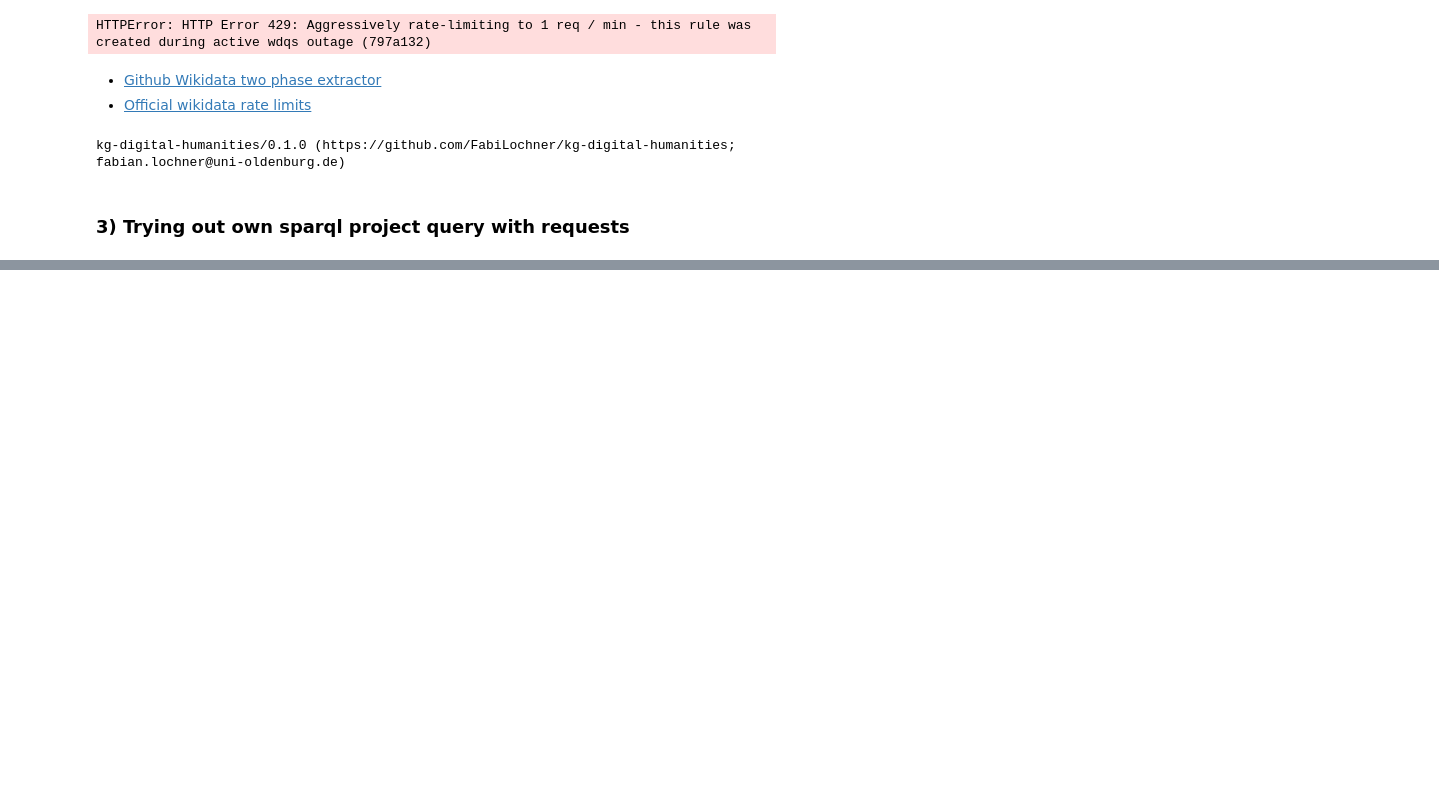
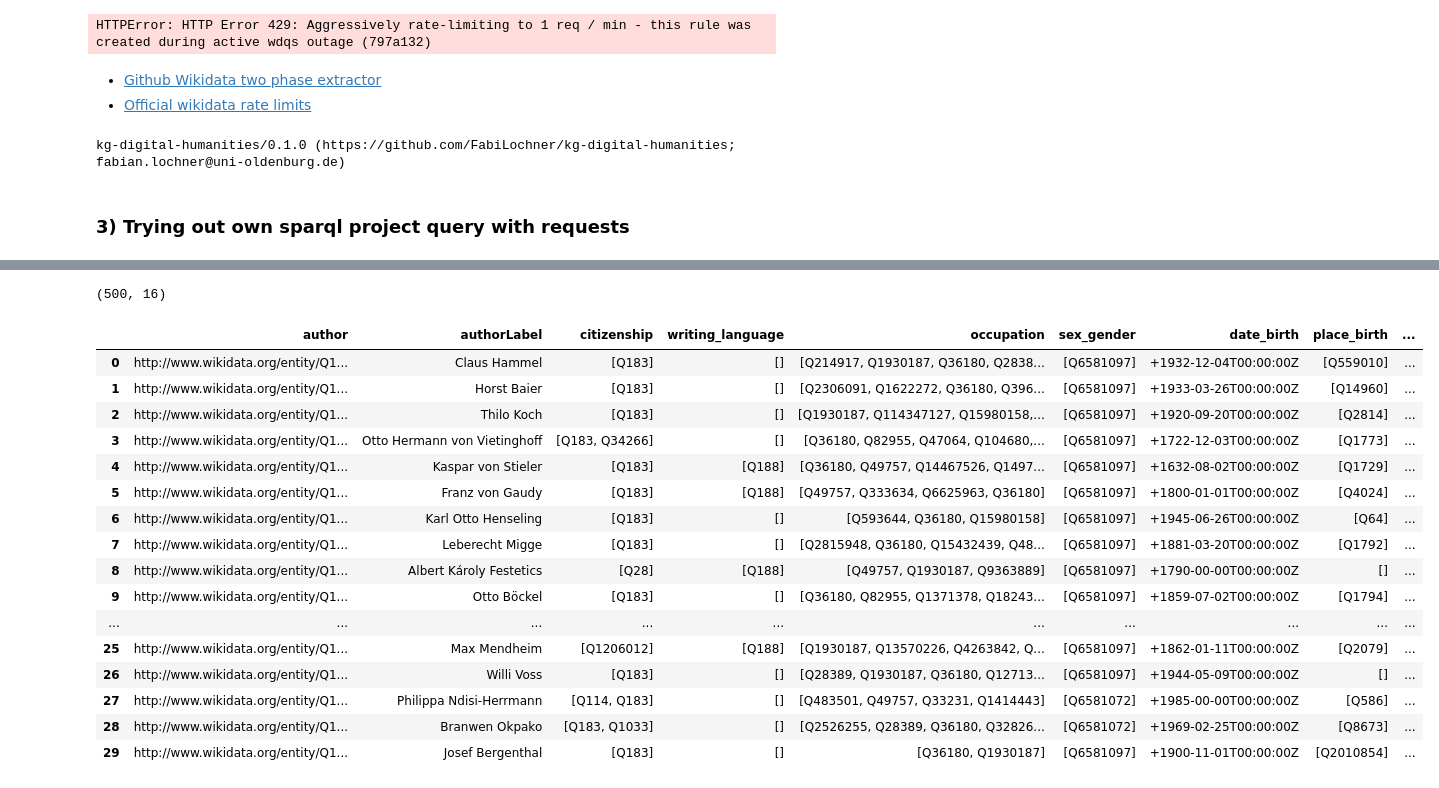
Before and after one commit to FabiLochner/kg-digital-humanities, a Jupyter notebook: notebooks/tutorials/wdqs_sparqlwrapper_test.ipynb, the cells around one changed output, grey strips where cells are left out. Saved outputs shown, nothing was run; the diff lists cells and outputs as text; code cells hidden in the pictures; blank space fills up the shorter version.

```diff
--- a/notebooks/tutorials/wdqs_sparqlwrapper_test.ipynb
+++ b/notebooks/tutorials/wdqs_sparqlwrapper_test.ipynb
@@ -218,0 +259,28 @@ df.head(20)
+# %%
+## 1) set configs
+
+URL =  "https://query.wikidata.org/sparql" # phase 1 extraction
+API_URL = "https://www.wikidata.org/w/api.php" # phase 2 extraction
+USER_AGENT = 'kg-digital-humanities/0.1.0 (https://github.com/FabiLochner/kg-digital-humanities; fabian.lochner@uni-oldenburg.de)' #authentication
+
+# set relevant properties of authors for the KG (property IDs -> column names)
+PROPS = {
+    "P27": "citizenship",
+    "P6886": "writing_language",
+    "P106": "occupation",
+    "P21": "sex_gender",
+    "P569": "date_birth",
+    "P19": "place_birth",
+    "P570": "date_death",
+    "P69": "educated_at",
+    "P101": "field_of_work",
+    "P136": "genre",
+    "P463": "member_of",
+    "P737": "influenced_by",
+    "P166": "award_received",
+    "P135": "movement"
+}
+
+# properties with time values (date strings) — need different extraction logic
+# all other properties in PROPS return entity QIDs
+TIME_VALUED_PROPS = {"P569", "P570"} # date_birth, date_death
@@ -218,0 +531,8 @@ df.head(20)
+# %%
+## 3) run the 2 phase architecture code
+
+# Phase 1 — collect QIDs
+qids = fetch_author_qids_paged(limit=500, max_pages=1)  # change max_pages to scale up
+
+# Phase 2 — fetch properties for each QID
+authors_df = fetch_all_entities(qids)
@@ -218,0 +558,22 @@ df.head(20)
+# %%
+print(authors_df.shape)
+authors_df.head(30)
+# %% [output]
+(500, 16)
+|  | author | authorLabel | citizenship | writing_language | occupation | sex_gender | date_birth | place_birth | ... |
+| 0 | http://www.wikidata.org/entity/Q1... | Claus Hammel | [Q183] | [] | [Q214917, Q1930187, Q36180, Q2838... | [Q6581097] | +1932-12-04T00:00:00Z | [Q559010] | ... |
+| 1 | http://www.wikidata.org/entity/Q1... | Horst Baier | [Q183] | [] | [Q2306091, Q1622272, Q36180, Q396... | [Q6581097] | +1933-03-26T00:00:00Z | [Q14960] | ... |
+| 2 | http://www.wikidata.org/entity/Q1... | Thilo Koch | [Q183] | [] | [Q1930187, Q114347127, Q15980158,... | [Q6581097] | +1920-09-20T00:00:00Z | [Q2814] | ... |
+| 3 | http://www.wikidata.org/entity/Q1... | Otto Hermann von Vietinghoff | [Q183, Q34266] | [] | [Q36180, Q82955, Q47064, Q104680,... | [Q6581097] | +1722-12-03T00:00:00Z | [Q1773] | ... |
+| 4 | http://www.wikidata.org/entity/Q1... | Kaspar von Stieler | [Q183] | [Q188] | [Q36180, Q49757, Q14467526, Q1497... | [Q6581097] | +1632-08-02T00:00:00Z | [Q1729] | ... |
+| 5 | http://www.wikidata.org/entity/Q1... | Franz von Gaudy | [Q183] | [Q188] | [Q49757, Q333634, Q6625963, Q36180] | [Q6581097] | +1800-01-01T00:00:00Z | [Q4024] | ... |
+| 6 | http://www.wikidata.org/entity/Q1... | Karl Otto Henseling | [Q183] | [] | [Q593644, Q36180, Q15980158] | [Q6581097] | +1945-06-26T00:00:00Z | [Q64] | ... |
+| 7 | http://www.wikidata.org/entity/Q1... | Leberecht Migge | [Q183] | [] | [Q2815948, Q36180, Q15432439, Q48... | [Q6581097] | +1881-03-20T00:00:00Z | [Q1792] | ... |
+| 8 | http://www.wikidata.org/entity/Q1... | Albert Károly Festetics | [Q28] | [Q188] | [Q49757, Q1930187, Q9363889] | [Q6581097] | +1790-00-00T00:00:00Z | [] | ... |
+| 9 | http://www.wikidata.org/entity/Q1... | Otto Böckel | [Q183] | [] | [Q36180, Q82955, Q1371378, Q18243... | [Q6581097] | +1859-07-02T00:00:00Z | [Q1794] | ... |
+| ... | ... | ... | ... | ... | ... | ... | ... | ... | ... |
+| 25 | http://www.wikidata.org/entity/Q1... | Max Mendheim | [Q1206012] | [Q188] | [Q1930187, Q13570226, Q4263842, Q... | [Q6581097] | +1862-01-11T00:00:00Z | [Q2079] | ... |
+| 26 | http://www.wikidata.org/entity/Q1... | Willi Voss | [Q183] | [] | [Q28389, Q1930187, Q36180, Q12713... | [Q6581097] | +1944-05-09T00:00:00Z | [] | ... |
+| 27 | http://www.wikidata.org/entity/Q1... | Philippa Ndisi-Herrmann | [Q114, Q183] | [] | [Q483501, Q49757, Q33231, Q1414443] | [Q6581072] | +1985-00-00T00:00:00Z | [Q586] | ... |
+| 28 | http://www.wikidata.org/entity/Q1... | Branwen Okpako | [Q183, Q1033] | [] | [Q2526255, Q28389, Q36180, Q32826... | [Q6581072] | +1969-02-25T00:00:00Z | [Q8673] | ... |
+| 29 | http://www.wikidata.org/entity/Q1... | Josef Bergenthal | [Q183] | [] | [Q36180, Q1930187] | [Q6581097] | +1900-11-01T00:00:00Z | [Q2010854] | ... |
```
Also changed, not shown: parts of 8 cells of this notebook.
